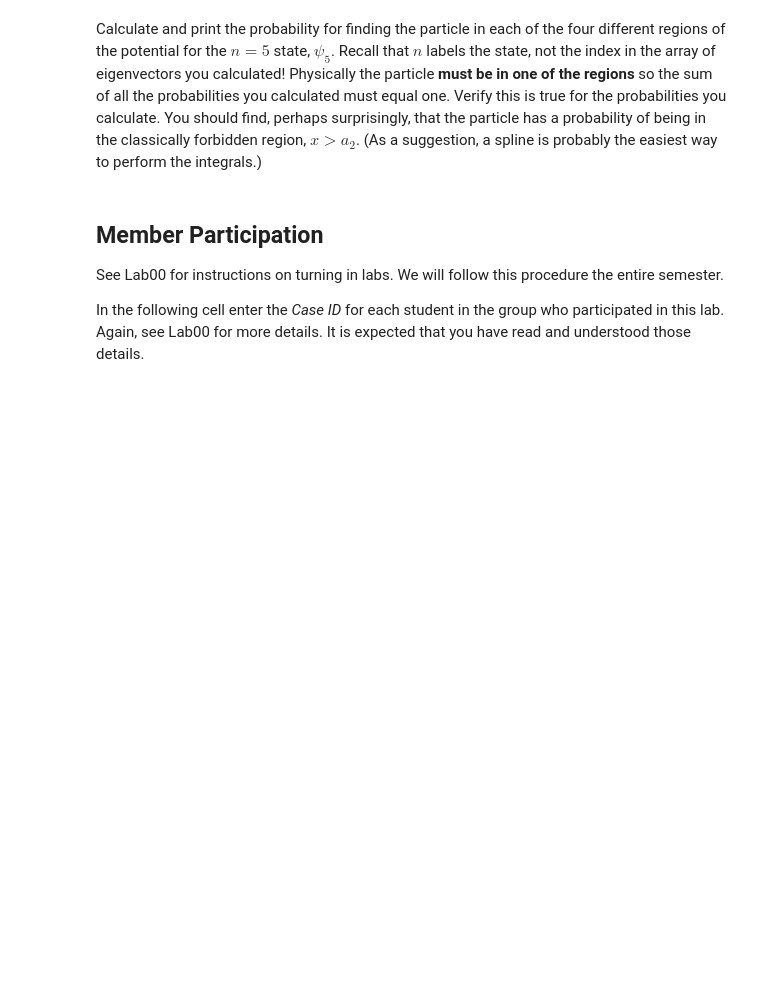
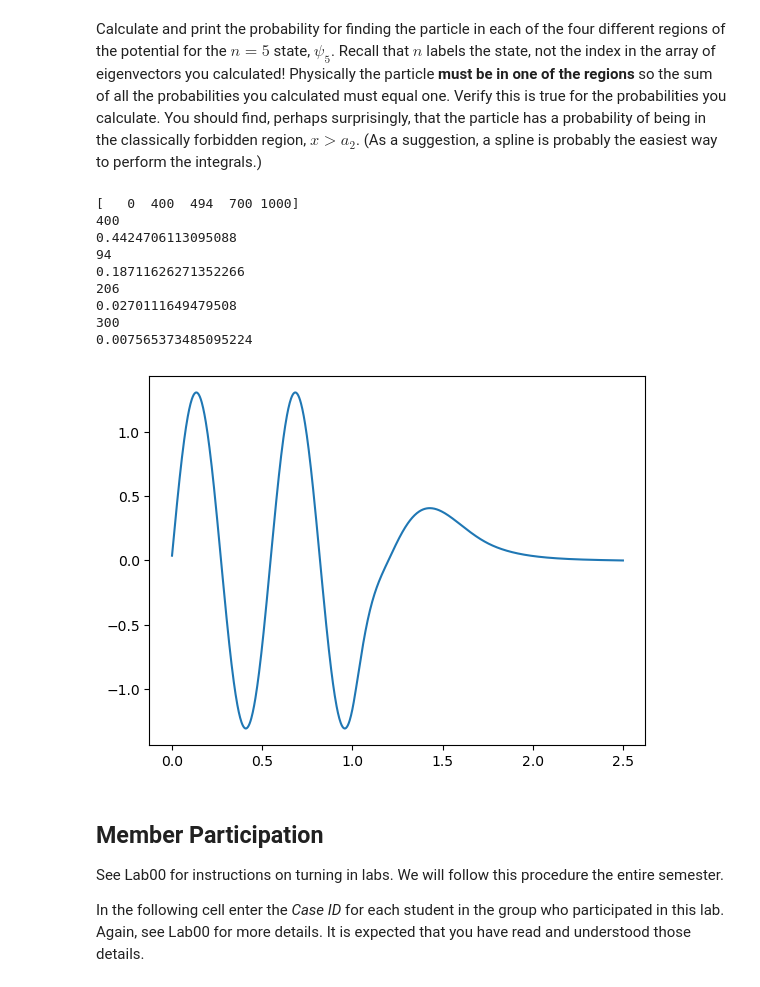
Before and after one commit to SerenaLynas/p250-spring-2026, a Jupyter notebook: labs/Lab08.ipynb, the cells around one changed output. Drawn from its saved outputs; the diff is of its cells as text; code cells hidden in the pictures; blank space fills up the shorter version.

```diff
--- a/labs/Lab08.ipynb
+++ b/labs/Lab08.ipynb
@@ -259,3 +312,26 @@ raise NotImplementedError()
+# %%
+phi = phis[:, 4]
+plt.plot(np.linspace(0, L, 1001), phi**2)
+a_s = np.array([0, a0, a1, a2, L])
+js = (a_s / L * 1000).astype(int)
+dx = L / 1000
+print(js)
+for k in range(1, len(js)):
+    vals = phi[js[k - 1]:js[k]]
+    print(len(vals))
+    sum = dx/2 * np.sum(vals[:1]**2 + vals[1:]**2)
+    print(sum)
+# %% [output]
+[   0  400  494  700 1000]
+400
+0.4424706113095088
+94
+0.18711626271352266
+206
+0.0270111649479508
+300
+0.007565373485095224
+[figure, added]
 # %% [markdown]
 ## Member Participation
 
```
Also changed, not shown: parts of 19 cells of this notebook.
